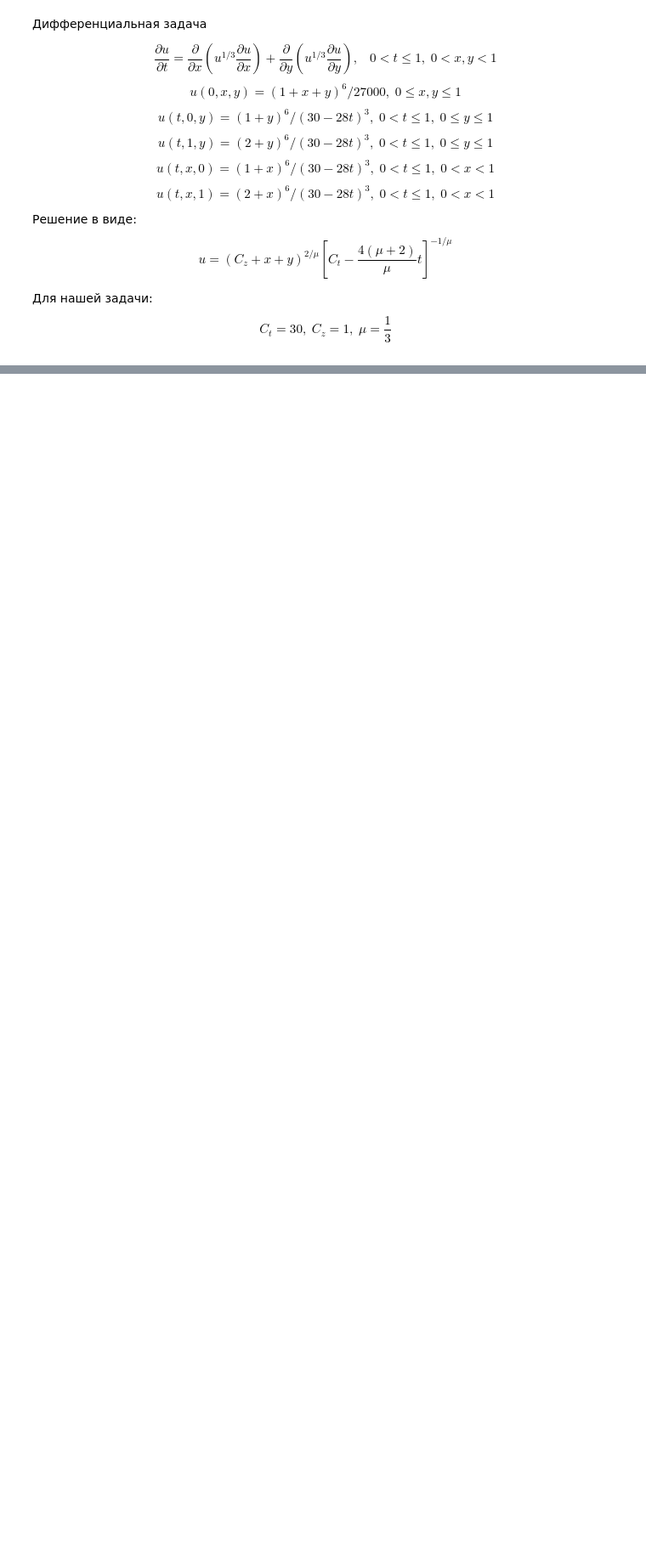
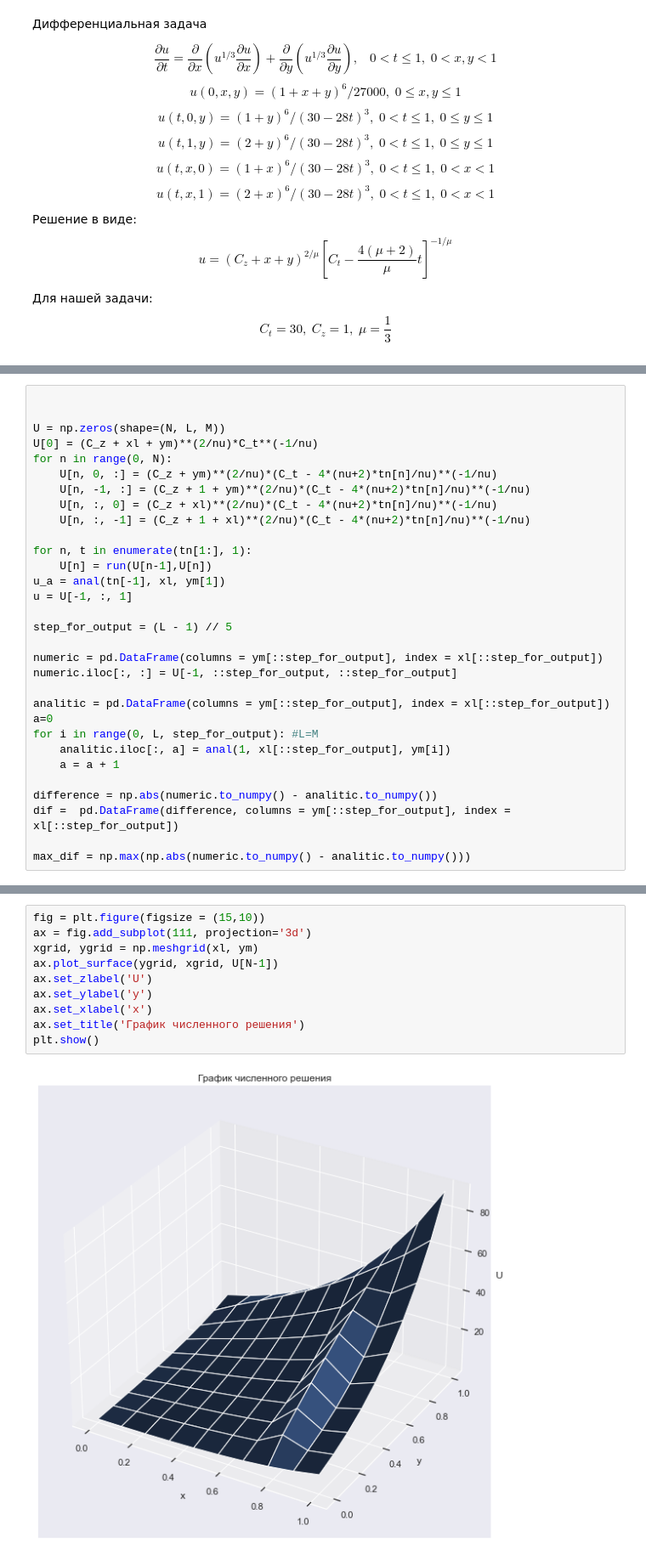
Before and after one commit to yarvod/Comp_math, a Jupyter notebook: 6_lab/6_lab.ipynb, the cells around one changed output, grey strips where cells are left out. Shown at 85% size. Drawn from its saved outputs; the diff is of its cells as text; blank space fills up the shorter version.

```diff
--- a/6_lab/6_lab.ipynb
+++ b/6_lab/6_lab.ipynb
@@ -111,0 +118,31 @@ b_l = 1-a_l-c_l
+# %%
+
+
+U = np.zeros(shape=(N, L, M))
+U[0] = (C_z + xl + ym)**(2/nu)*C_t**(-1/nu)
+for n in range(0, N):
+    U[n, 0, :] = (C_z + ym)**(2/nu)*(C_t - 4*(nu+2)*tn[n]/nu)**(-1/nu)
+    U[n, -1, :] = (C_z + 1 + ym)**(2/nu)*(C_t - 4*(nu+2)*tn[n]/nu)**(-1/nu)
+    U[n, :, 0] = (C_z + xl)**(2/nu)*(C_t - 4*(nu+2)*tn[n]/nu)**(-1/nu)
+    U[n, :, -1] = (C_z + 1 + xl)**(2/nu)*(C_t - 4*(nu+2)*tn[n]/nu)**(-1/nu)
+
+for n, t in enumerate(tn[1:], 1):
+    U[n] = run(U[n-1],U[n])
+u_a = anal(tn[-1], xl, ym[1])
+u = U[-1, :, 1]
+
+step_for_output = (L - 1) // 5
+
+numeric = pd.DataFrame(columns = ym[::step_for_output], index = xl[::step_for_output])
+numeric.iloc[:, :] = U[-1, ::step_for_output, ::step_for_output]
+
+analitic = pd.DataFrame(columns = ym[::step_for_output], index = xl[::step_for_output])
+a=0
+for i in range(0, L, step_for_output): #L=M
+    analitic.iloc[:, a] = anal(1, xl[::step_for_output], ym[i])
+    a = a + 1
+
+difference = np.abs(numeric.to_numpy() - analitic.to_numpy())
+dif =  pd.DataFrame(difference, columns = ym[::step_for_output], index = xl[::step_for_output])
+
+max_dif = np.max(np.abs(numeric.to_numpy() - analitic.to_numpy()))
@@ -111,0 +205,12 @@ b_l = 1-a_l-c_l
+# %%
+fig = plt.figure(figsize = (15,10))
+ax = fig.add_subplot(111, projection='3d')
+xgrid, ygrid = np.meshgrid(xl, ym)
+ax.plot_surface(ygrid, xgrid, U[N-1])
+ax.set_zlabel('U')
+ax.set_ylabel('y')
+ax.set_xlabel('x')
+ax.set_title('График численного решения')
+plt.show()
+# %% [output]
+[figure, added]
```
Also changed, not shown: parts of 19 cells of this notebook, 5 other files.
